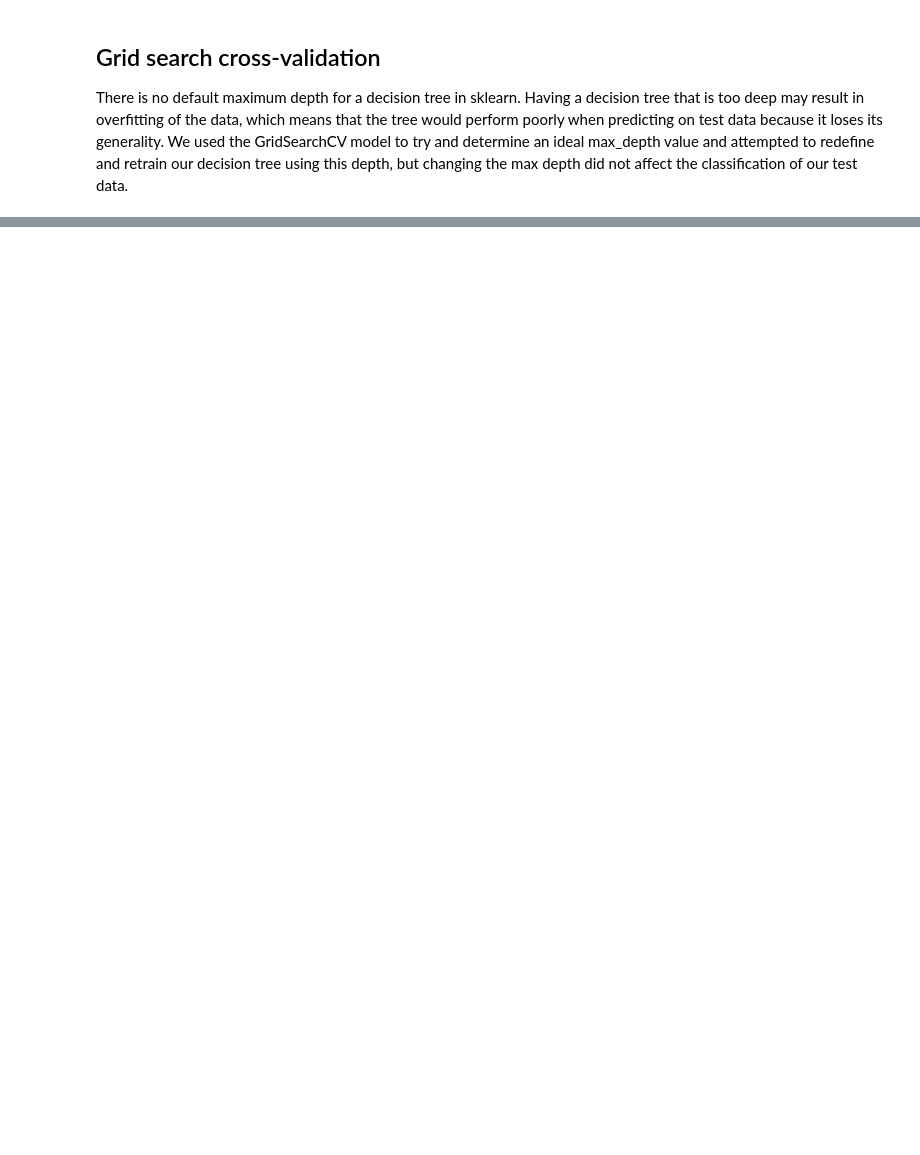
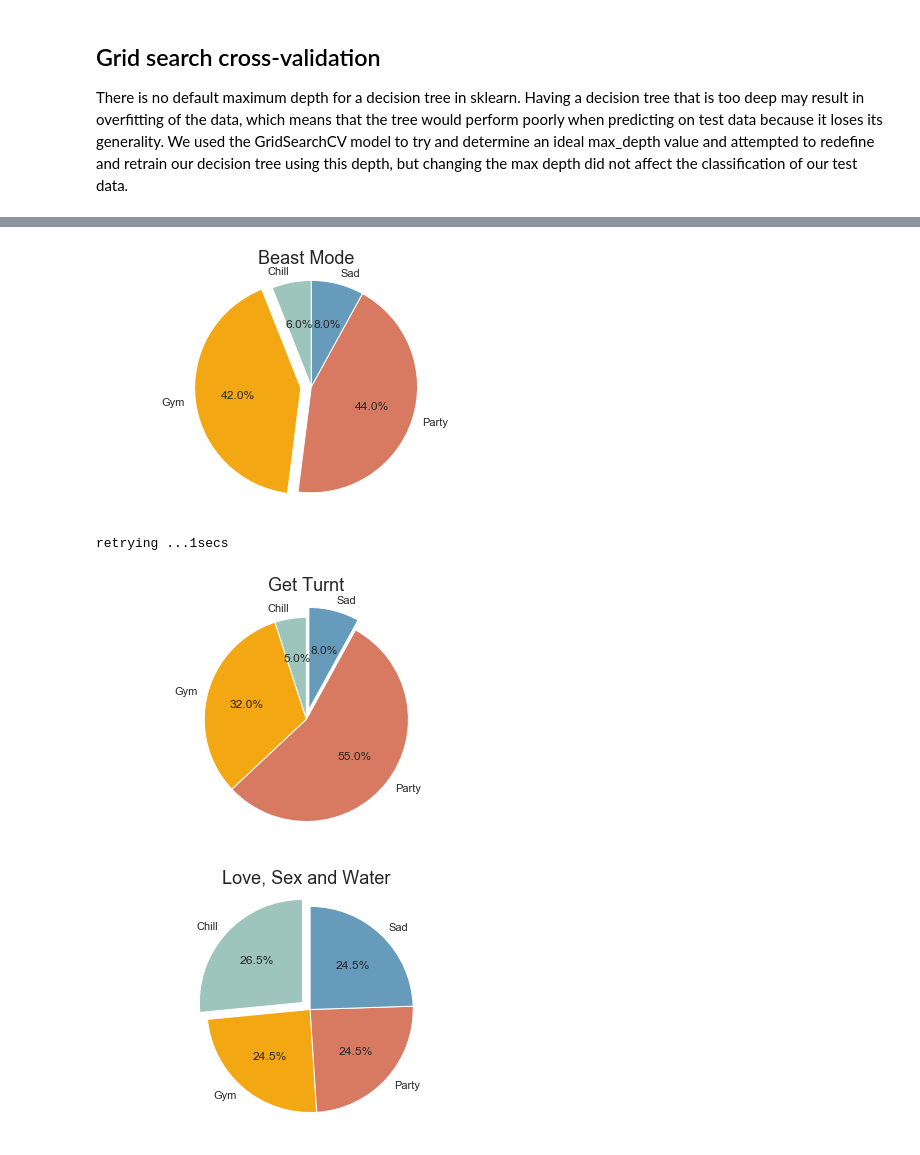
Before and after one commit to aditisundar/datasci_final, a Jupyter notebook: main.ipynb, the cells around one changed output, grey strips where cells are left out. Saved outputs shown, nothing was run; the diff lists cells and outputs as text; code cells hidden in the pictures; blank space fills up the shorter version.

```diff
--- a/main.ipynb
+++ b/main.ipynb
@@ -223,7 +236,7 @@ After looking at various classification methods, we decided that a decision tree
 We trained the decision tree on our data by giving it the feature vectors for each of 120 songs and the class for each respective song. We then predicted the classes of 30 songs that did not overlap with our training data and put the predicted and expected values of each song into a Pandas dataframe.
 # %%
 features = ['speechiness', 'energy', 'loudness', 'acousticness']
-classes = ['Gym', 'Chill', 'Sad', 'Party']
+classes = ['Chill', 'Gym', 'Party', 'Sad']
 
 #display(training)
 def get_ftr_array(uri):
@@ -365 +375,34 @@ wrongly classified:  8
+# %%
+def graph_counts(test, explode, title):
+    counts = [0,0,0,0]
+    for key,row in test.iterrows():
+        f = get_ftr_array(row['uri']).reshape(1, len(features))
+        test.at[key,'decision_tree'] = dt.predict(f)[0]
+        counts[classes.index(test.at[key, 'decision_tree'])] += 1
+
+    df = test[['name', 'artists', 'decision_tree']]
+    s = df.style.applymap(color_categories)
+    s
+
+    fig1, ax1 = plt.subplots()
+    ax1.pie(counts, explode=explode, labels=classes, colors=colors.values(), autopct='%1.1f%%',
+            shadow=False, startangle=90)
+    ax1.axis('equal')
+    ax1.set_title(title, fontsize=18)
+    plt.tight_layout()
+    plt.show()
+# %%
+
+beast_mode = df_from_playlist('37i9dQZF1DX76Wlfdnj7AP',user='spotify')
+get_turnt = df_from_playlist('37i9dQZF1DWY4xHQp97fN6',user='spotify')
+love_sw = df_from_playlist('37i9dQZF1DWX3387IZmjNa',user='spotify')
+# %%
+graph_counts(beast_mode, explode=(0, 0.1, 0, 0), title='Beast Mode')
+graph_counts(get_turnt, explode=(0, 0, 0, 0.1), title='Get Turnt')
+graph_counts(love_sw, explode=(0.1, 0, 0, 0), title='Love, Sex and Water')
+# %% [output]
+[figure, added]
+retrying ...1secs
+[figure, added]
+[figure, added]
 # %% [markdown]
```
Also changed, not shown: parts of 15 cells of this notebook, 1 other file.
